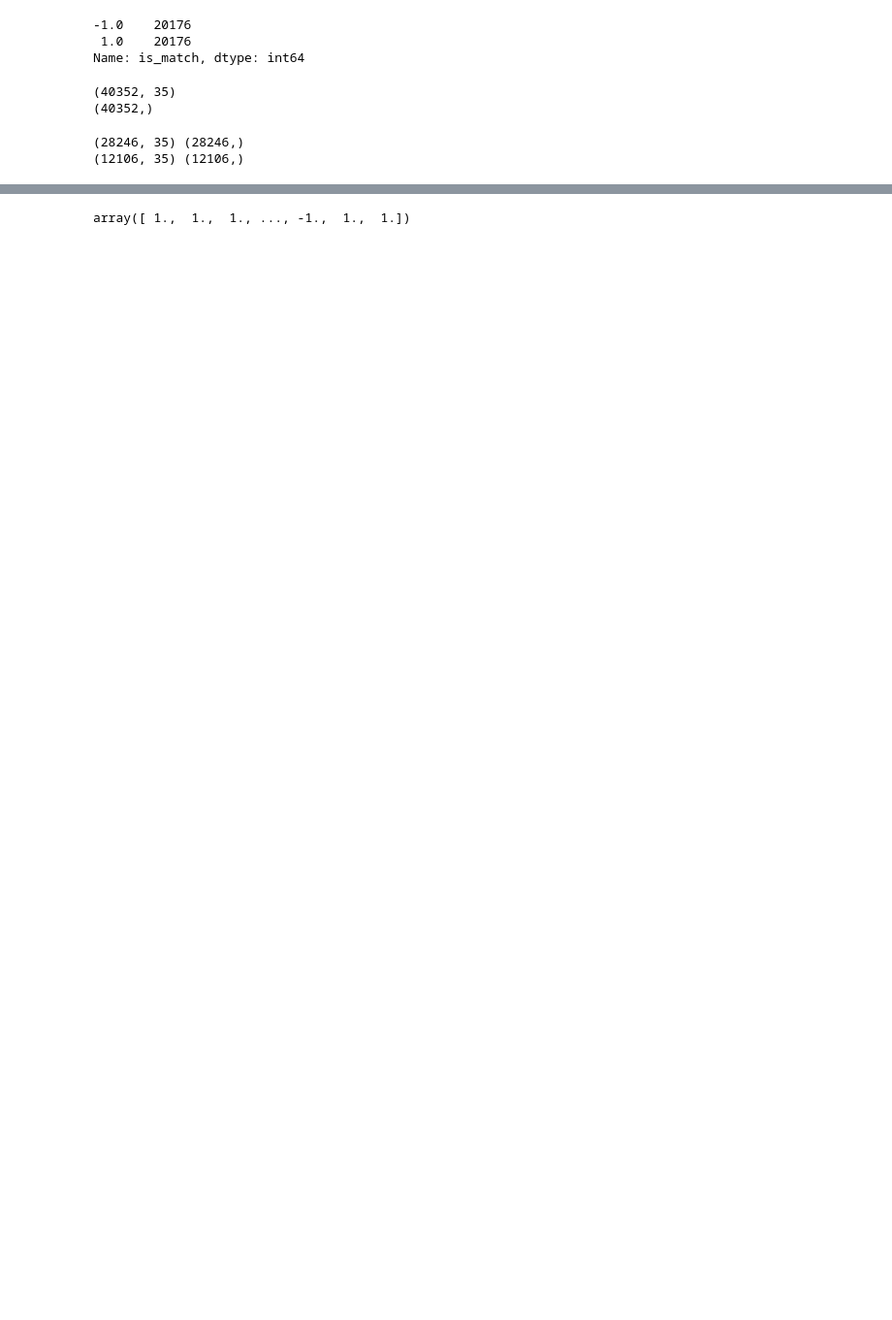
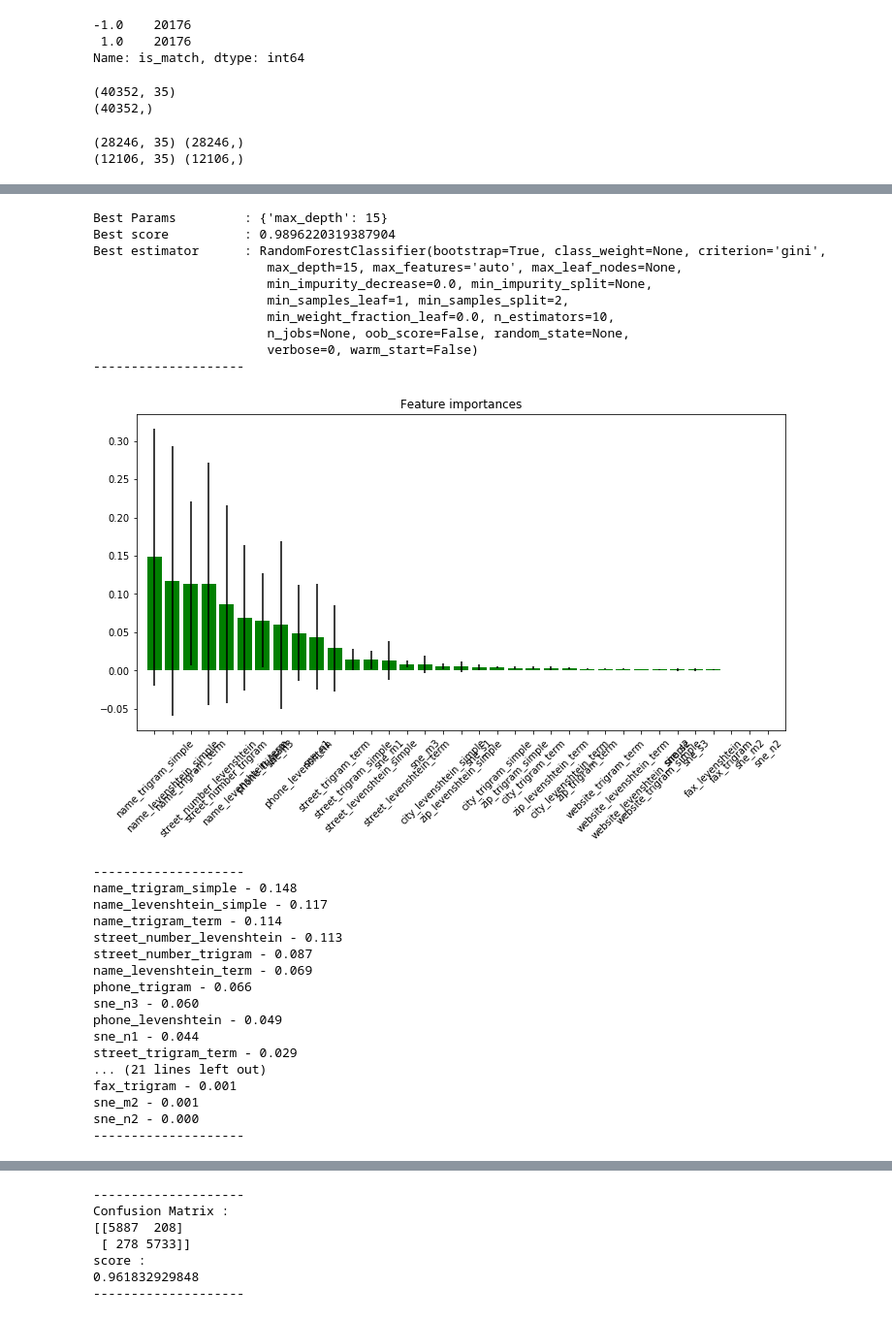
Before and after one commit to DineshDevPandey/machine_learning_portfolio, a Jupyter notebook: address_matching/address_match.ipynb, the cells around one changed output, grey strips where cells are left out. Shown: that part at 97% size. Cells and saved outputs as stored; diff of their text form; code cells hidden in the pictures; blank space fills up the shorter version.

```diff
--- a/address_matching/address_match.ipynb
+++ b/address_matching/address_match.ipynb
@@ -394,0 +364,22 @@ KNeighborsClassifier(algorithm='auto', leaf_size=30, metric='minkowski',
+# %%
+class RandomForest(object):
+
+    def __init__(self):
+        self.model = RandomForestClassifier()
+
+    def get_best_forest_grid_search(self, X_train, y_train, param_grid=None):
+        if param_grid is None:
+            self._param = {
+                'bootstrap': [True],
+                'max_depth': [10, 20, 50],
+                'max_features': [len(X_train.columns)],
+                'min_samples_leaf': [3, 4, 5],
+                'min_samples_split': [4, 8],
+                'n_estimators': [5, 10, 50] # of trees
+            }
+
+        grid_search = GridSearch(estimator=self.model, param_grid=param_grid, n_jobs=-1, verbose=0)
+        best_forest = grid_search.get_best_(X_train, y_train)
+        grid_search.get_feature_importance(X_train.columns)
+
+        return best_forest
@@ -430,0 +510,41 @@ Test confusion matrix
+# %%
+# Random Forest Classifier
+forest = RandomForest()
+param_grid = {'max_depth':[10, 15]}
+best_forest = forest.get_best_forest_grid_search(X_train, y_train, param_grid)
+
+# roc_auc plot
+accuracy = AccuracyMeasures()
+accuracy.roc_curve_plot(X_train, X_test, y_train, y_test, best_forest)
+
+# confusion matrix
+accuracy.modified_confusion_matrix(X_train, X_test, y_train, y_test, best_forest)
+# %% [output]
+Best Params         : {'max_depth': 15}
+Best score          : 0.9896220319387904
+Best estimator      : RandomForestClassifier(bootstrap=True, class_weight=None, criterion='gini',
+                       max_depth=15, max_features='auto', max_leaf_nodes=None,
+                       min_impurity_decrease=0.0, min_impurity_split=None,
+                       min_samples_leaf=1, min_samples_split=2,
+                       min_weight_fraction_leaf=0.0, n_estimators=10,
+                       n_jobs=None, oob_score=False, random_state=None,
+                       verbose=0, warm_start=False)
+--------------------
+[figure, added]
+--------------------
+name_trigram_simple - 0.148
+name_levenshtein_simple - 0.117
+name_trigram_term - 0.114
+street_number_levenshtein - 0.113
+street_number_trigram - 0.087
+name_levenshtein_term - 0.069
+phone_trigram - 0.066
+sne_n3 - 0.060
+phone_levenshtein - 0.049
+sne_n1 - 0.044
+street_trigram_term - 0.029
+... (21 lines left out)
+fax_trigram - 0.001
+sne_m2 - 0.001
+sne_n2 - 0.000
+--------------------
@@ -431,7 +552,12 @@ Test confusion matrix
+--------------------
+Confusion Matrix :
+[[5887  208]
+ [ 278 5733]]
+score :
+0.961832929848
+--------------------
 # %%
-y_test = clf.predict(df_test2)
+y_test = best_knn.predict(df_test2)
-# %% [output]
-array([ 1.,  1.,  1., ..., -1.,  1.,  1.])
 # %%
 final_df = pd.DataFrame(data = { 'is_match': list(y_test)})
 # %%
```
Also changed, not shown: parts of 26 cells of this notebook.
